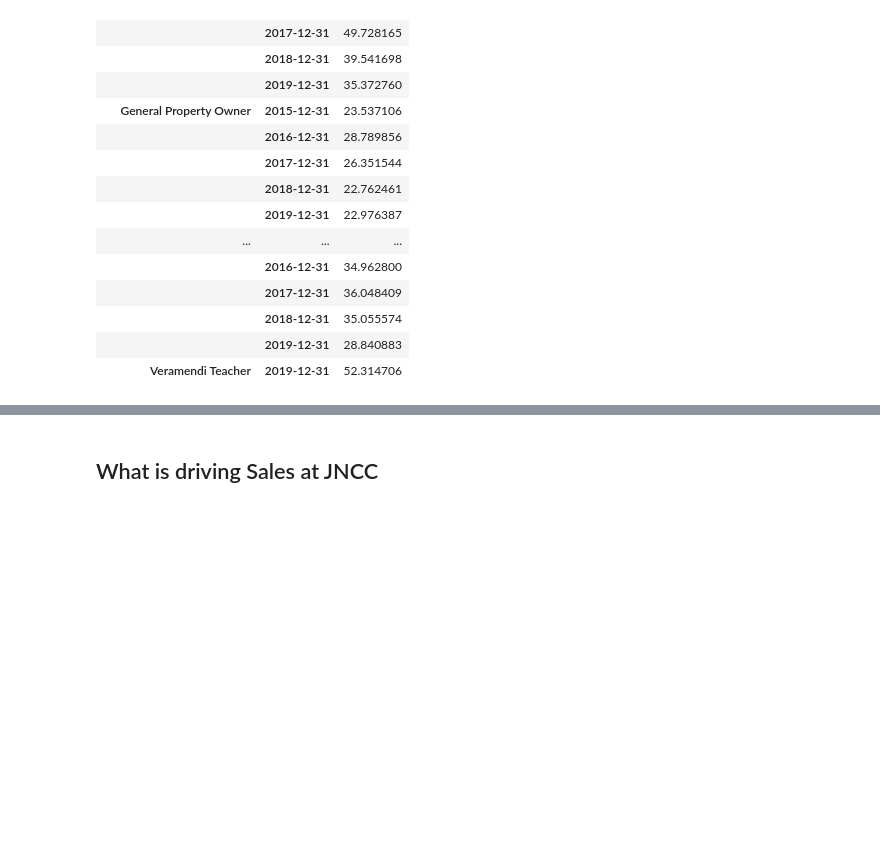
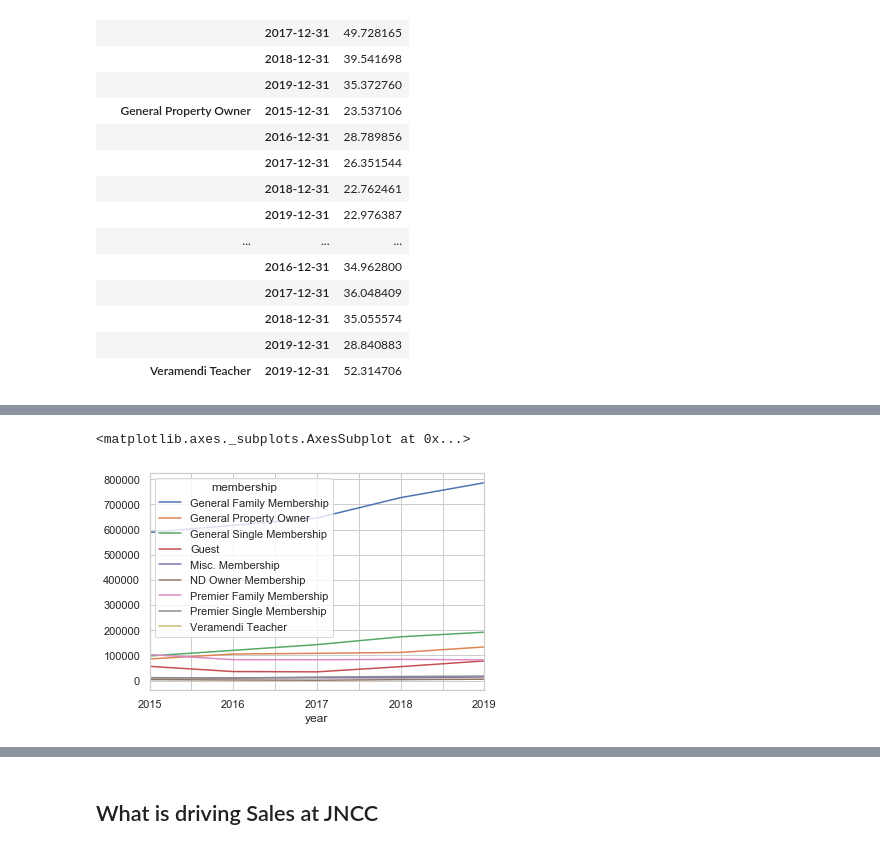
Before and after one commit to crisgiovanoni/jncc_project, a Jupyter notebook: bi_analysis.ipynb, the cells around one changed output, grey strips where cells are left out. Saved outputs shown, nothing was run; the diff lists cells and outputs as text; code cells hidden in the pictures; blank space fills up the shorter version.

```diff
--- a/bi_analysis.ipynb
+++ b/bi_analysis.ipynb
@@ -74,0 +231,7 @@ dft.groupby("membership").resample("Y")[["total"]].mean()
+# %%
+yearly_mem = dft.groupby([dft.index.strftime('%Y'),"membership"]).sum().reset_index().rename(columns={"level_0":"year"})
+# %%
+yearly_mem.pivot_table("total","year","membership").plot()
+# %% [output]
+<matplotlib.axes._subplots.AxesSubplot at 0x...>
+[figure, added]
```
Also changed, not shown: parts of 15 cells of this notebook.
